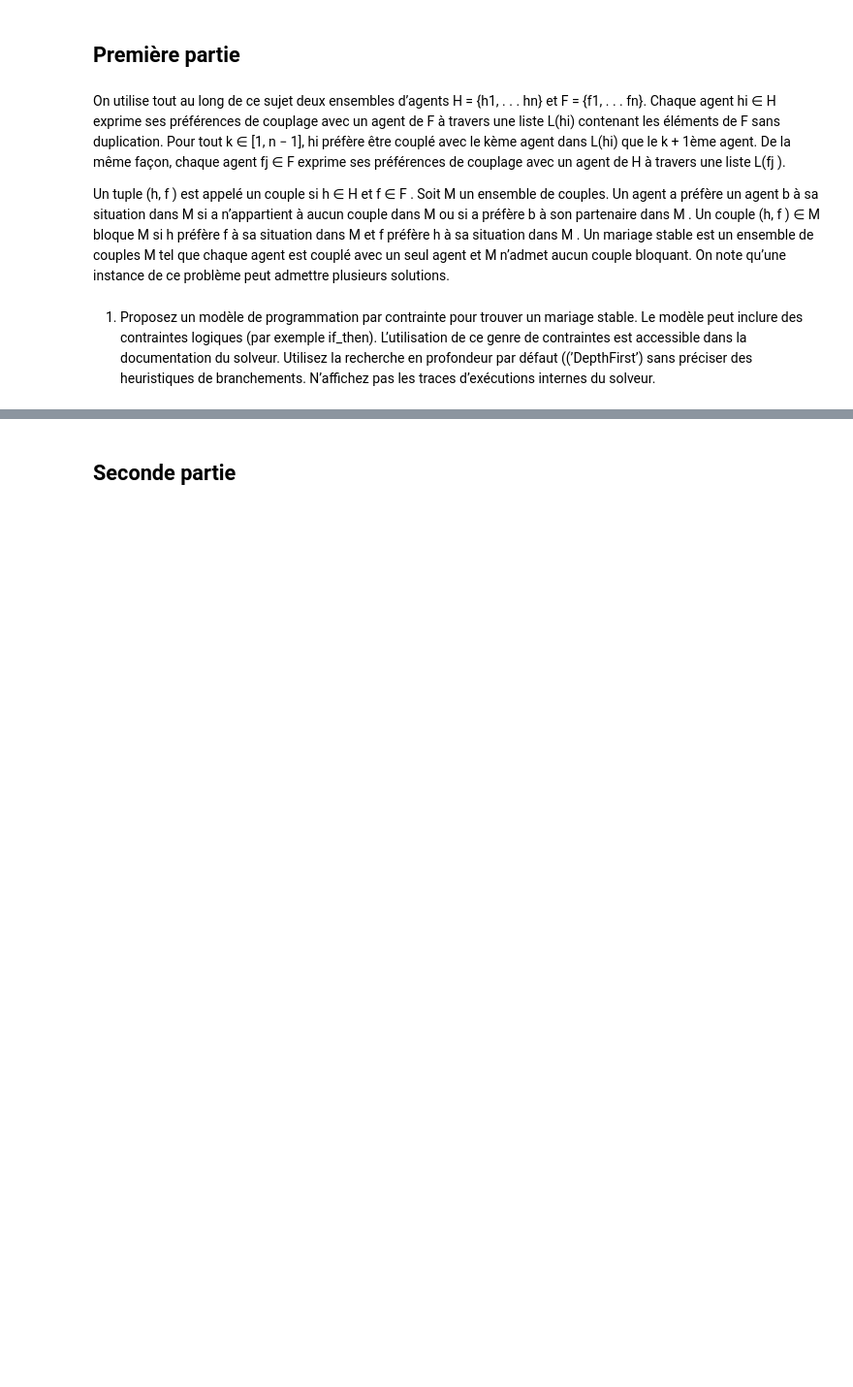
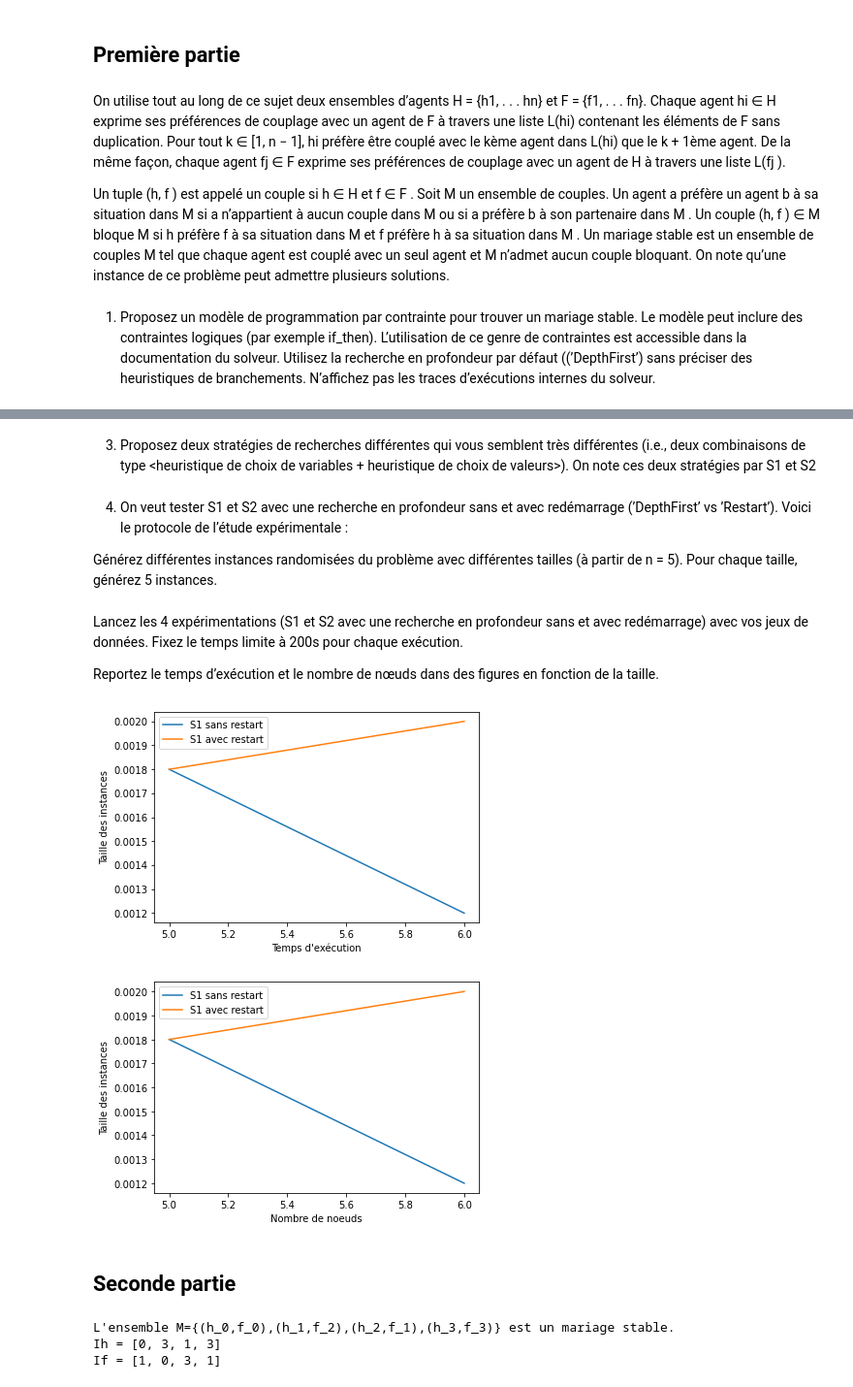
Before and after one commit to CeliaChz/PPC, a Jupyter notebook: ppc.ipynb, the cells around one changed output, grey strips where cells are left out. Shown: that part at 97% size. Cells and saved outputs as stored; diff of their text form; code cells hidden in the pictures; blank space fills up the shorter version.

```diff
--- a/ppc.ipynb
+++ b/ppc.ipynb
@@ -146,2 +160,9 @@ for i in range(n):
+# %%
+def generate_instance(n):
+    Lh, Lf = generate_prefs(n)
+    mdl, c = generate_mdl1(n, Lh, Lf)
+    return mdl, c
 # %%
-sol = mdl.solve(trace_log=False)
+mdl,c = generate_instance(4)
+mdl.solve(trace_log=False)
+print_sol(sol)
@@ -152,0 +171,17 @@ L'ensemble M={(h_0,f_3),(h_1,f_0),(h_2,f_1),(h_3,f_2)} est un mariage stable.
+# %% [markdown]
+3. Proposez deux stratégies de recherches différentes qui vous semblent très différentes (i.e., deux combinaisons de type <heuristique de choix de variables + heuristique de choix de valeurs>). On note ces deux stratégies par S1 et S2
+# %% [markdown]
+4. On veut tester S1 et S2 avec une recherche en profondeur sans et avec redémarrage (’DepthFirst’ vs ’Restart’). Voici le protocole de l’étude expérimentale :
+
+Générez différentes instances randomisées du problème avec différentes tailles (à partir de n = 5). Pour chaque taille, générez 5 instances.
+# %%
+def generate_5_instances(n):
+    instances = []
+    for i in range(5):
+        mdl, c = generate_instance(n)
+        instances.append((mdl,c))
+    return instances
+# %% [markdown]
+Lancez les 4 expérimentations (S1 et S2 avec une recherche en profondeur sans et avec redémarrage) avec vos jeux de données. Fixez le temps limite à 200s pour chaque exécution.
+
+Reportez le temps d’exécution et le nombre de nœuds dans des figures en fonction de la taille.
@@ -153,2 +251,7 @@ L'ensemble M={(h_0,f_3),(h_1,f_0),(h_2,f_1),(h_3,f_2)} est un mariage stable.
+# %%
+print_plots(tailles = [5,6])
+# %% [output]
+[figure, added]
+[figure, added]
 # %% [markdown]
 ## Seconde partie
@@ -154,0 +308,8 @@ L'ensemble M={(h_0,f_3),(h_1,f_0),(h_2,f_1),(h_3,f_2)} est un mariage stable.
+# %%
+sol = mdl.solve(trace_log=False)
+print_sol(sol)
+print_indexes(sol)
+# %% [output]
+L'ensemble M={(h_0,f_0),(h_1,f_2),(h_2,f_1),(h_3,f_3)} est un mariage stable.
+Ih = [0, 3, 1, 3]
+If = [1, 0, 3, 1]
```
Also changed, not shown: parts of 15 cells of this notebook.
